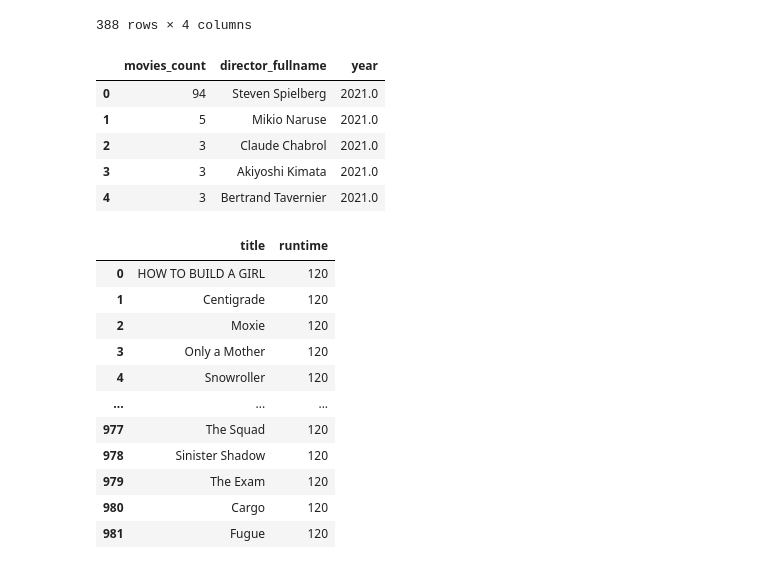
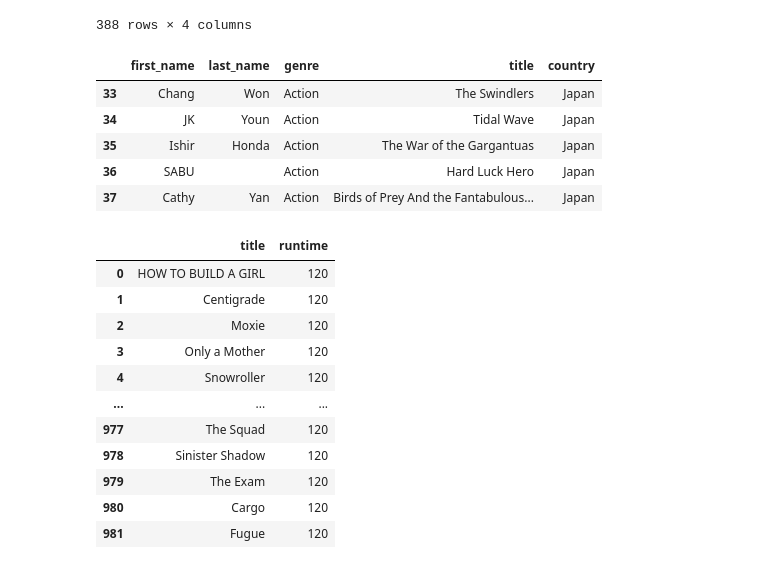
Before and after one commit to sachniv1023/project-02-repository, a Jupyter notebook: etl_netflix_dataset.ipynb, the cells around one changed output. Drawn from its saved outputs; the diff is of its cells as text; code cells hidden in the pictures.

```diff
--- a/etl_netflix_dataset.ipynb
+++ b/etl_netflix_dataset.ipynb
@@ -669,35 +669,34 @@ df2
 | 386 | Africano | Movie | R | 2021-01-05 |
 | 387 | The Wolf of Snow Hollow | Movie | R | 2021-01-05 |
 388 rows × 4 columns
-# %%
-#Which directors did most movies in year '2020'.Order the result from most to least*/
-
-#movie --> movie_director --> director  tables are used to answer this query.
-#In order to fetch records from the above tables we have joined them using Joins.
-#Then I have given director name and count an alias name. Alias is a temporary name and it makes the code more readable.
-#For further sorting the data I have used order by clause
-#I have also Used concat for joining directors first and last name.
-
-
-query_3 = '''
-SELECT count(movie.title) As movies_count,
-concat(director.first_name,' ',director.last_name)as director_fullname ,year
-FROM movie
-INNER JOIN movie_director
-ON movie.movie_id=movie_director.movie_id
-INNER JOIN director
-ON movie_director.director_id=director.director_id
-GROUP BY movie.year, director.first_name, director.last_name
-HAVING movie.year= 2021
-ORDER BY count(movie.title) desc
-'''
-#Read SQL query into a DataFrame
-df3 = pd.read_sql_query(query_3,dbConnection)
-df3.head()
-# %% [output]
-|  | movies_count | director_fullname | year |
-| 0 | 94 | Steven Spielberg | 2021.0 |
-| 1 | 5 | Mikio Naruse | 2021.0 |
-| 2 | 3 | Claude Chabrol | 2021.0 |
-| 3 | 3 | Akiyoshi Kimata | 2021.0 |
-| 4 | 3 | Bertrand Tavernier | 2021.0 |
+# %%
+#List of directors who have directed movies where genre = "Action and country = Japan
+
+#In this query we have joined movie to movie_director on movie_id , movie_director to director on director_id and
+#movie to genre on genre_id  in order to get records from these tables and then used a where clause to get list of
+#Action movies in Japan.
+
+
+
+query_3 = '''
+
+SELECT first_name,last_name,genre,title,country from movie
+join movie_director
+on movie.movie_id = movie_director.movie_id
+join director
+on director.director_id = movie_director.director_id
+join genre
+on genre.genre_id = movie.genre_id
+where genre='Action' AND country='Japan'
+order by genre;
+'''
+
+df3 = pd.read_sql_query(query_3,dbConnection)
+df3.tail()
+# %% [output]
+|  | first_name | last_name | genre | title | country |
+| 33 | Chang | Won | Action | The Swindlers | Japan |
+| 34 | JK | Youn | Action | Tidal Wave | Japan |
+| 35 | Ishir | Honda | Action | The War of the Gargantuas | Japan |
+| 36 | SABU |  | Action | Hard Luck Hero | Japan |
+| 37 | Cathy | Yan | Action | Birds of Prey And the Fantabulous... | Japan |
```
Also changed, not shown: parts of 8 cells of this notebook.
